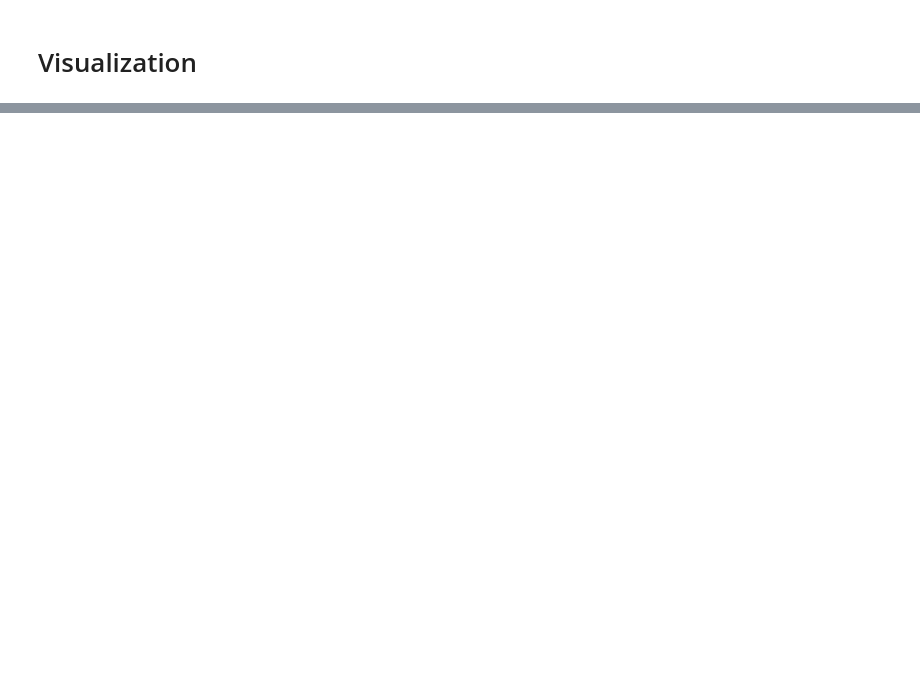
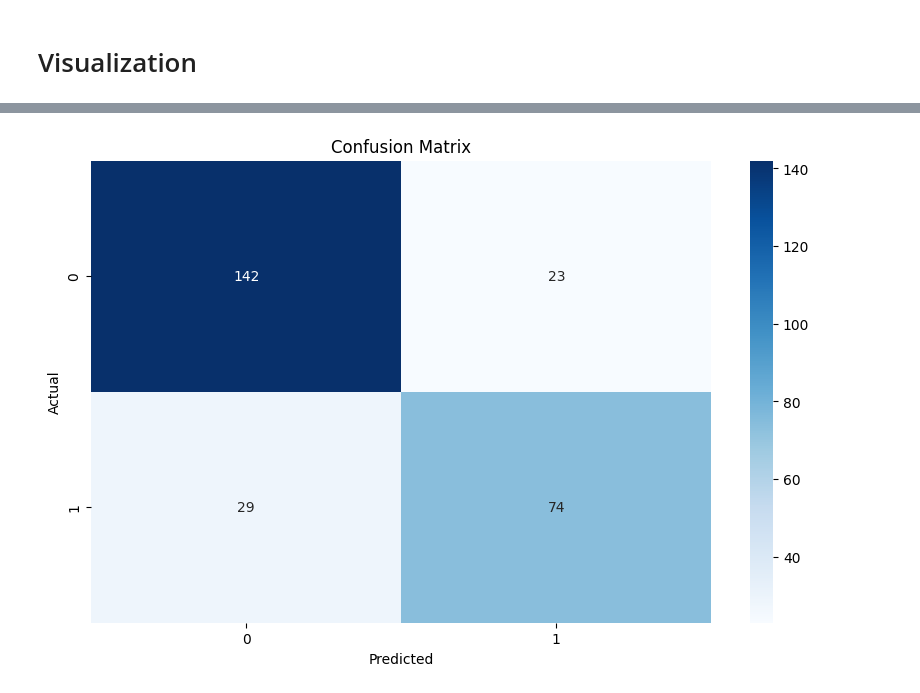
Before and after one commit to juandaxz/test, a Jupyter notebook: Titanic-ml.ipynb, the cells around one changed output, grey strips where cells are left out. Saved outputs shown, nothing was run; the diff lists cells and outputs as text; code cells hidden in the pictures; blank space fills up the shorter version.

```diff
--- a/Titanic-ml.ipynb
+++ b/Titanic-ml.ipynb
@@ -218,0 +321,9 @@ sns.pairplot(titanic_data, hue='Survived', palette=colors)
+# %%
+# Prepare the data for modeling
+X = titanic_data[['Embarked','Pclass','Sex','Age','FamilySize','Title']]
+y = titanic_data['Survived']
+X = pd.get_dummies(X, columns=['Embarked','Sex','Title'], drop_first=True)
+X_train, X_test, y_train, y_test = train_test_split(X, y, test_size=0.3, random_state=42, stratify=y)
+# %%
+model = LinearRegression()
+model.fit(X_train, y_train)
@@ -218,0 +376,5 @@ sns.pairplot(titanic_data, hue='Survived', palette=colors)
+# %%
+from sklearn.linear_model import LogisticRegression
+
+logistic_model = LogisticRegression(max_iter=1000)
+logistic_model.fit(X_train, y_train)
@@ -218,0 +383,2 @@ sns.pairplot(titanic_data, hue='Survived', palette=colors)
+# %%
+y_pred = logistic_model.predict(X_test)
@@ -218,0 +408,9 @@ sns.pairplot(titanic_data, hue='Survived', palette=colors)
+# %%
+plt.figure(figsize=(10, 6))
+sns.heatmap(confusion_matrix(y_test, np.round(y_pred)), annot=True, fmt='d', cmap='Blues')
+plt.xlabel('Predicted')
+plt.ylabel('Actual')
+plt.title('Confusion Matrix')
+plt.show()
+# %% [output]
+[figure, added]
```
Also changed, not shown: parts of 25 cells of this notebook.
